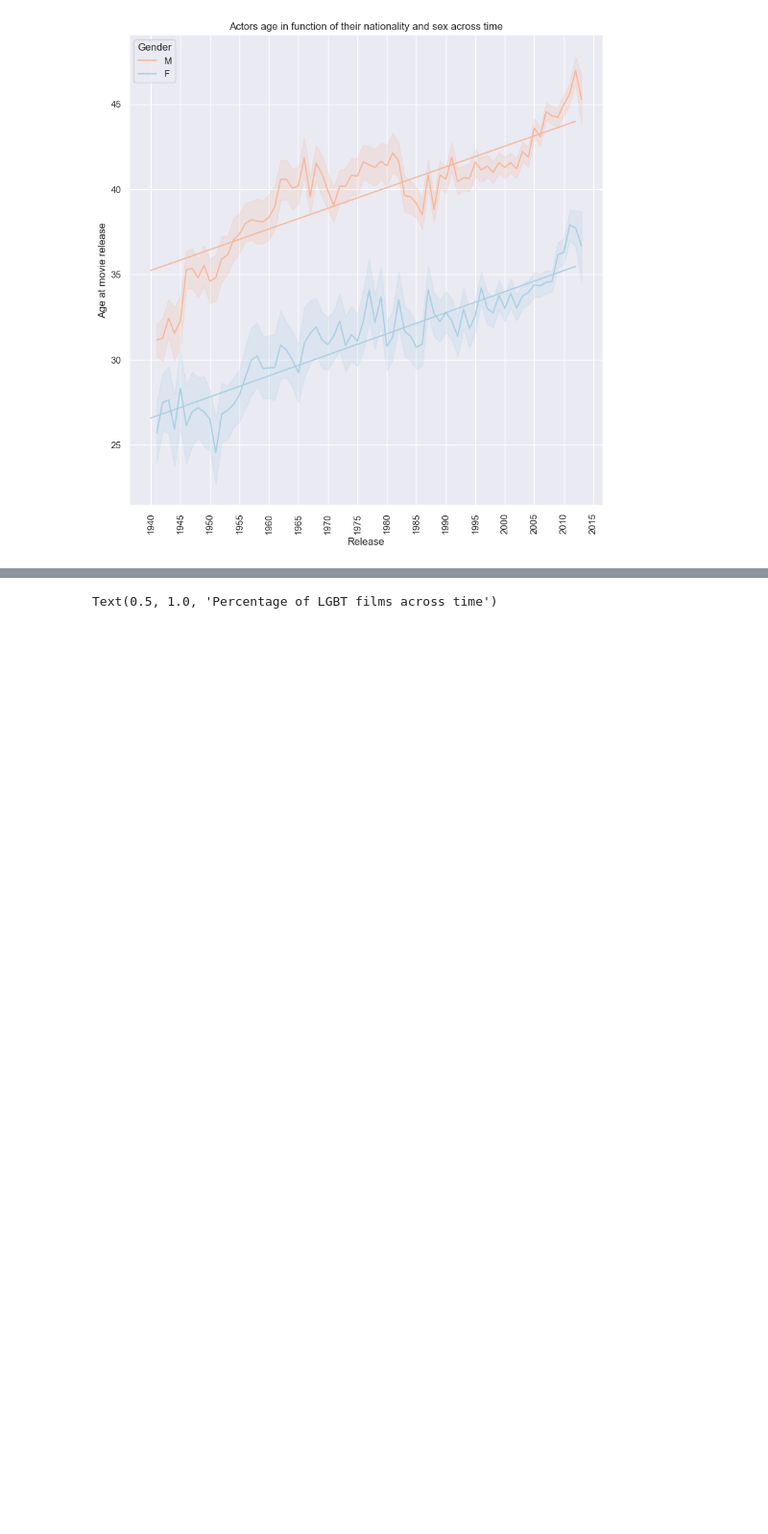
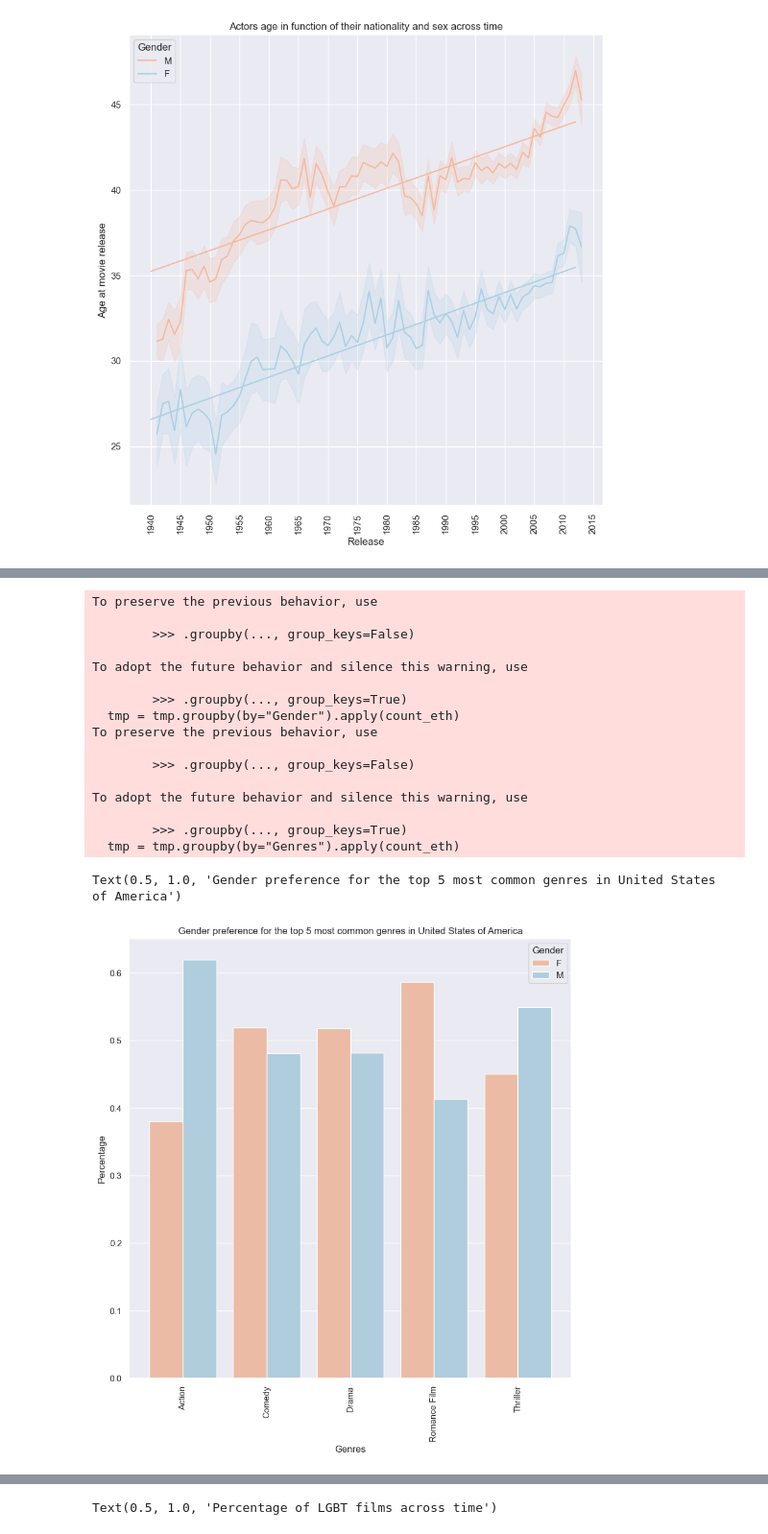
Before and after one commit to epfl-ada/ada-2022-project-rlab, a Jupyter notebook: Initial_Analysis_and_Ethnicity_Representation.ipynb, the cells around one changed output, grey strips where cells are left out. Shown at 96% size. Cells and saved outputs as stored; diff of their text form; code cells hidden in the pictures; blank space fills up the shorter version.

```diff
--- a/Initial_Analysis_and_Ethnicity_Representation.ipynb
+++ b/Initial_Analysis_and_Ethnicity_Representation.ipynb
@@ -513,3 +552,42 @@ strong multicollinearity or other numerical problems.
+# %%
+# Generate plot of age of people of different ethnicities vs the date of release
+tmp = charac_group.reset_index().drop(columns="level_1").explode(column="Genres").dropna(subset=["Genres"])
+tmp = tmp[tmp["Age at movie release"]>0]
+tmp = tmp[tmp["Release"]>1940]
+tmp  = tmp[tmp["Countries"]=="United States of America"]
+
+
+tmp = tmp[tmp["Genres"].isin(tmp["Genres"].value_counts().nlargest(5).index)]
+#tmp = tmp.groupby(by=["Ethnicity", "Genres"]).count().groupby(by="Ethnicity").apply(lambda x: )
+tmp=tmp.groupby(by=["Gender", "Genres"]).count().reset_index().rename(columns = {"Countries": "Count"})
+tmp = tmp.groupby(by="Gender").apply(count_eth)
+tmp = tmp.groupby(by="Genres").apply(count_eth)
+
+
+sns.barplot(data=tmp, x = "Genres", y="Count", hue="Gender")
+plt.xticks(rotation=90)
+plt.locator_params(axis='x', nbins=20)
+plt.ylabel("Percentage")
+plt.title('Gender preference for the top 5 most common genres in United States of America')
+# %% [output]
+To preserve the previous behavior, use
+
+        >>> .groupby(..., group_keys=False)
+
+To adopt the future behavior and silence this warning, use
+
+        >>> .groupby(..., group_keys=True)
+  tmp = tmp.groupby(by="Gender").apply(count_eth)
+To preserve the previous behavior, use
+
+        >>> .groupby(..., group_keys=False)
+
+To adopt the future behavior and silence this warning, use
+
+        >>> .groupby(..., group_keys=True)
+  tmp = tmp.groupby(by="Genres").apply(count_eth)
+Text(0.5, 1.0, 'Gender preference for the top 5 most common genres in United States of America')
+[figure, added]
 # %%
 # plotting data on chart
 sns.set_palette(sns.color_palette("RdBu",10))
```
Also changed, not shown: parts of 7 cells of this notebook.
